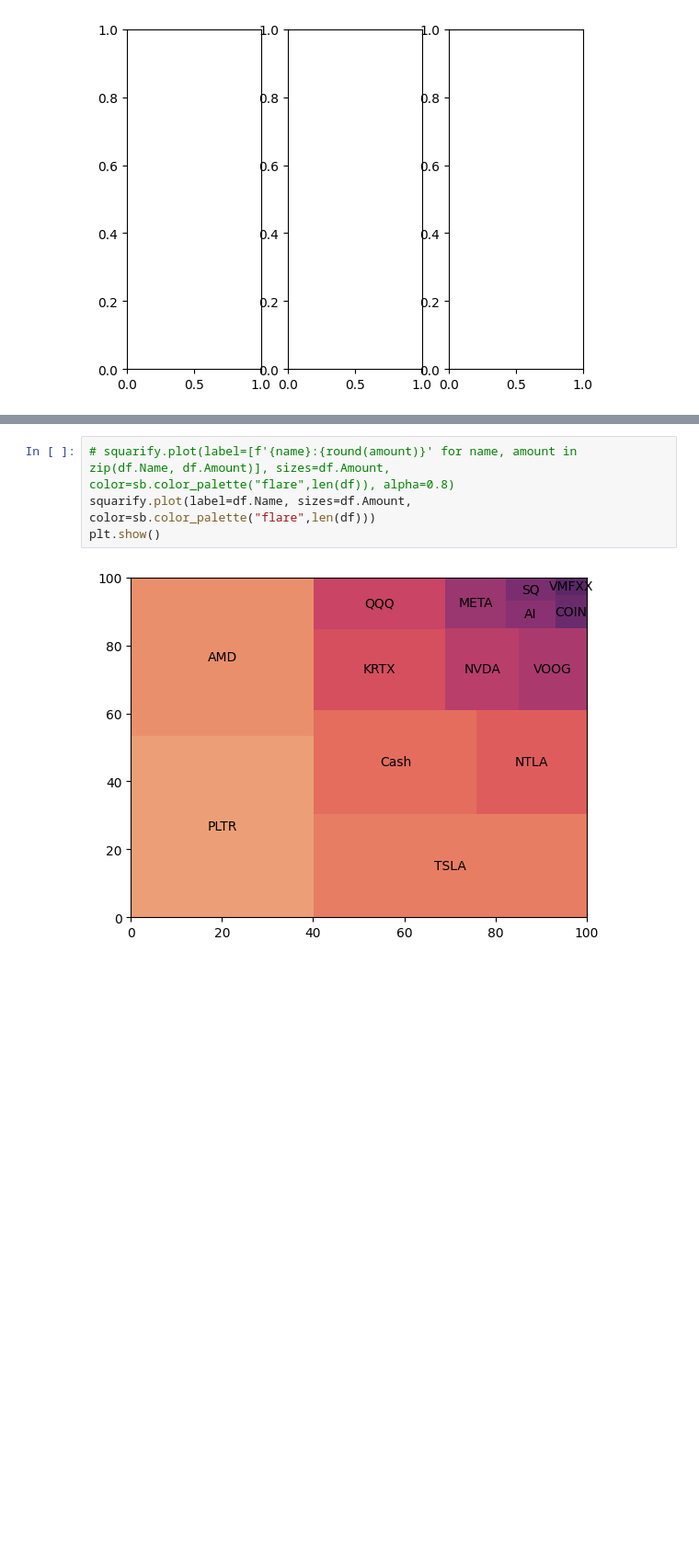
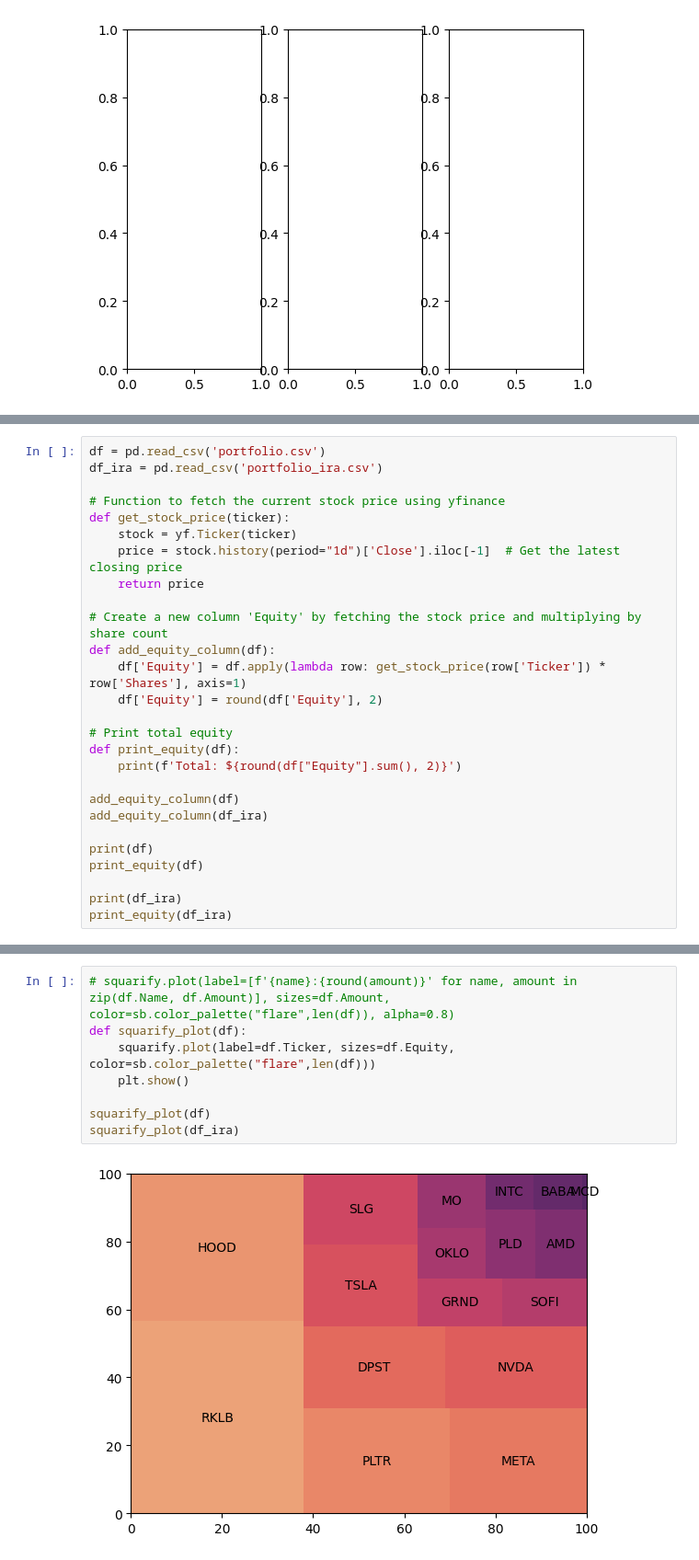
Before and after one commit to Brandon-Spicer/fin_viz, a Jupyter notebook: test.ipynb, the cells around one changed output, grey strips where cells are left out. Shown at 92% size. Saved outputs shown, nothing was run; the diff lists cells and outputs as text; blank space fills up the shorter version.

Commit message:
update portfolio, add portfolio_ira, update run and notebook

```diff
--- a/test.ipynb
+++ b/test.ipynb
@@ -11,0 +11,27 @@ df = pd.read_csv('portfolio.csv')
+# %%
+df = pd.read_csv('portfolio.csv')
+df_ira = pd.read_csv('portfolio_ira.csv')
+
+# Function to fetch the current stock price using yfinance
+def get_stock_price(ticker):
+    stock = yf.Ticker(ticker)
+    price = stock.history(period="1d")['Close'].iloc[-1]  # Get the latest closing price
+    return price
+
+# Create a new column 'Equity' by fetching the stock price and multiplying by share count
+def add_equity_column(df):
+    df['Equity'] = df.apply(lambda row: get_stock_price(row['Ticker']) * row['Shares'], axis=1)
+    df['Equity'] = round(df['Equity'], 2)
+
+# Print total equity
+def print_equity(df):
+    print(f'Total: ${round(df["Equity"].sum(), 2)}')
+
+add_equity_column(df)
+add_equity_column(df_ira)
+
+print(df)
+print_equity(df)
+
+print(df_ira)
+print_equity(df_ira)
@@ -12,6 +56,10 @@ df = pd.read_csv('portfolio.csv')
 # %%
 # squarify.plot(label=[f'{name}:{round(amount)}' for name, amount in zip(df.Name, df.Amount)], sizes=df.Amount, color=sb.color_palette("flare",len(df)), alpha=0.8)
-squarify.plot(label=df.Name, sizes=df.Amount, color=sb.color_palette("flare",len(df)))
-plt.show()
+def squarify_plot(df):
+    squarify.plot(label=df.Ticker, sizes=df.Equity, color=sb.color_palette("flare",len(df)))
+    plt.show()
+
+squarify_plot(df)
+squarify_plot(df_ira)
 # %% [output]
-[figure, old version]
+[figure, new version]
```
Also changed, not shown: parts of 8 cells of this notebook, 3 other files.
